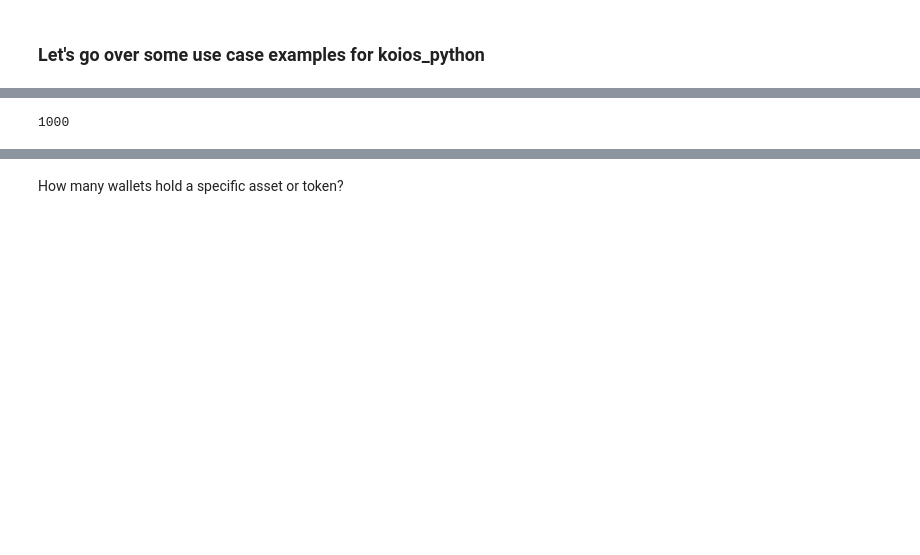
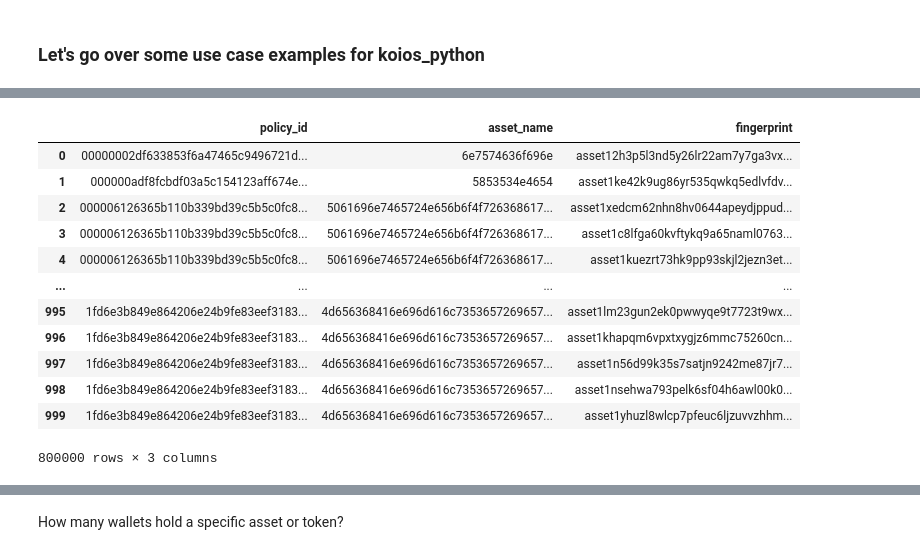
Before and after one commit to AstroWa3l/koios-python-notebook, a Jupyter notebook: koios_python_notebook.ipynb, the cells around one changed output, grey strips where cells are left out. Saved outputs shown, nothing was run; the diff lists cells and outputs as text; code cells hidden in the pictures; blank space fills up the shorter version.

```diff
--- a/koios_python_notebook.ipynb
+++ b/koios_python_notebook.ipynb
@@ -55,13 +81,26 @@ list
 # %%
 asset_df = pd.DataFrame()
-for i in range(100):
+for i in range(800):
         # data = koios_mainnet.get_asset_list(content_range="{}-{}".format(i*1000,(i+1)*1000))
         # print(data)
         # print(koios_mainnet.get_asset_list(content_range="{}-{}".format(i*1000,(i+1)*1000)))
-        asset_data = pd.Series(koios_mainnet.get_asset_list(content_range="{}-{}".format(i*1000,(i+1)*1000)))
+        asset_data = get_asset_list(content_range="{}-{}".format(i*1000,(i+1)*1000))
         # print(asset_data)
         if len(asset_data) > 0:
-                df = pd.concat([asset_df, asset_data], axis=0, join='outer')
-len(data)
+                asset_df = pd.concat([asset_df, asset_data], axis=0, join='outer')
-# %% [output]
-1000
+# %%
+asset_df
+# %% [output]
+|  | policy_id | asset_name | fingerprint |
+| 0 | 00000002df633853f6a47465c9496721d... | 6e7574636f696e | asset12h3p5l3nd5y26lr22am7y7ga3vx... |
+| 1 | 000000adf8fcbdf03a5c154123aff674e... | 5853534e4654 | asset1ke42k9ug86yr535qwkq5edlvfdv... |
+| 2 | 000006126365b110b339bd39c5b5c0fc8... | 5061696e7465724e656b6f4f726368617... | asset1xedcm62nhn8hv0644apeydjppud... |
+| 3 | 000006126365b110b339bd39c5b5c0fc8... | 5061696e7465724e656b6f4f726368617... | asset1c8lfga60kvftykq9a65naml0763... |
+| 4 | 000006126365b110b339bd39c5b5c0fc8... | 5061696e7465724e656b6f4f726368617... | asset1kuezrt73hk9pp93skjl2jezn3et... |
+| ... | ... | ... | ... |
+| 995 | 1fd6e3b849e864206e24b9fe83eef3183... | 4d656368416e696d616c7353657269657... | asset1lm23gun2ek0pwwyqe9t7723t9wx... |
+| 996 | 1fd6e3b849e864206e24b9fe83eef3183... | 4d656368416e696d616c7353657269657... | asset1khapqm6vpxtxygjz6mmc75260cn... |
+| 997 | 1fd6e3b849e864206e24b9fe83eef3183... | 4d656368416e696d616c7353657269657... | asset1n56d99k35s7satjn9242me87jr7... |
+| 998 | 1fd6e3b849e864206e24b9fe83eef3183... | 4d656368416e696d616c7353657269657... | asset1nsehwa793pelk6sf04h6awl00k0... |
+| 999 | 1fd6e3b849e864206e24b9fe83eef3183... | 4d656368416e696d616c7353657269657... | asset1yhuzl8wlcp7pfeuc6ljzuvvzhhm... |
+800000 rows × 3 columns
```
Also changed, not shown: parts of 10 cells of this notebook, 1 other file.
